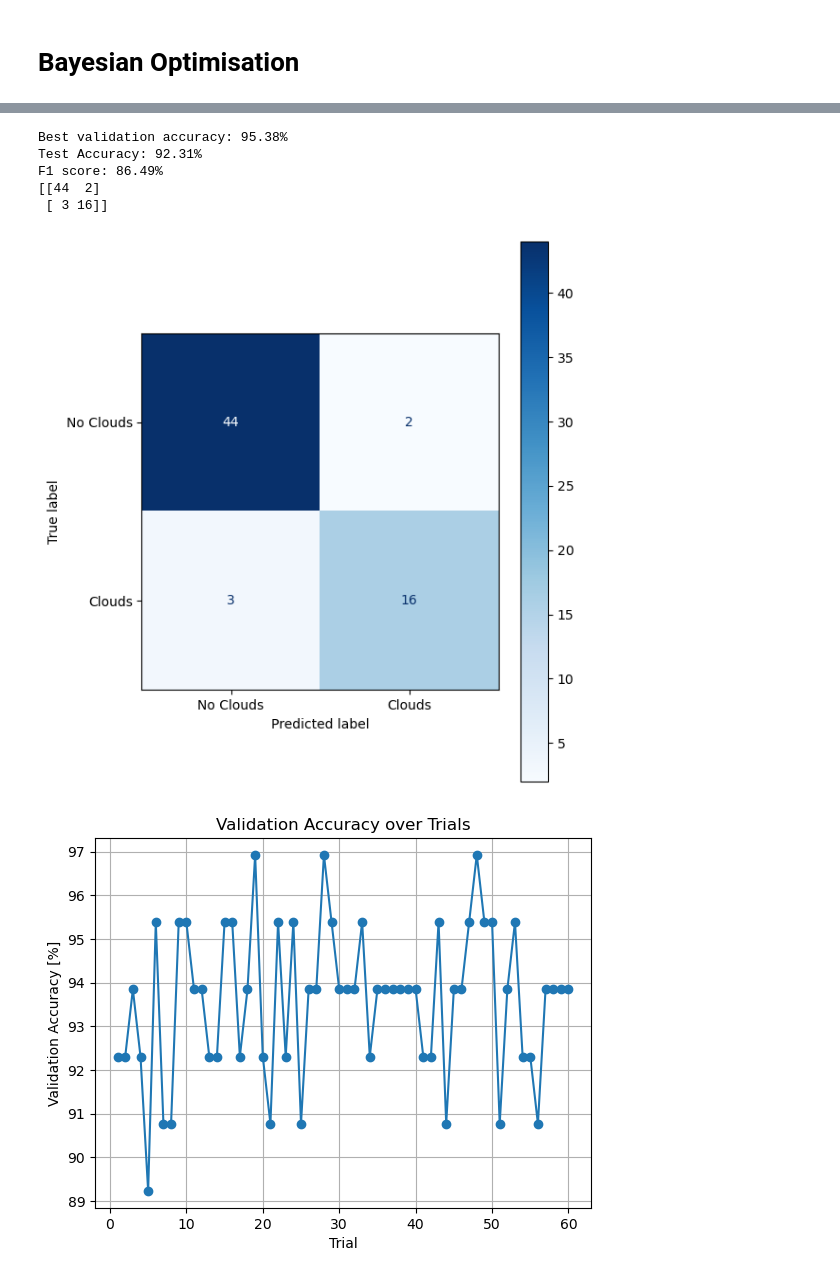
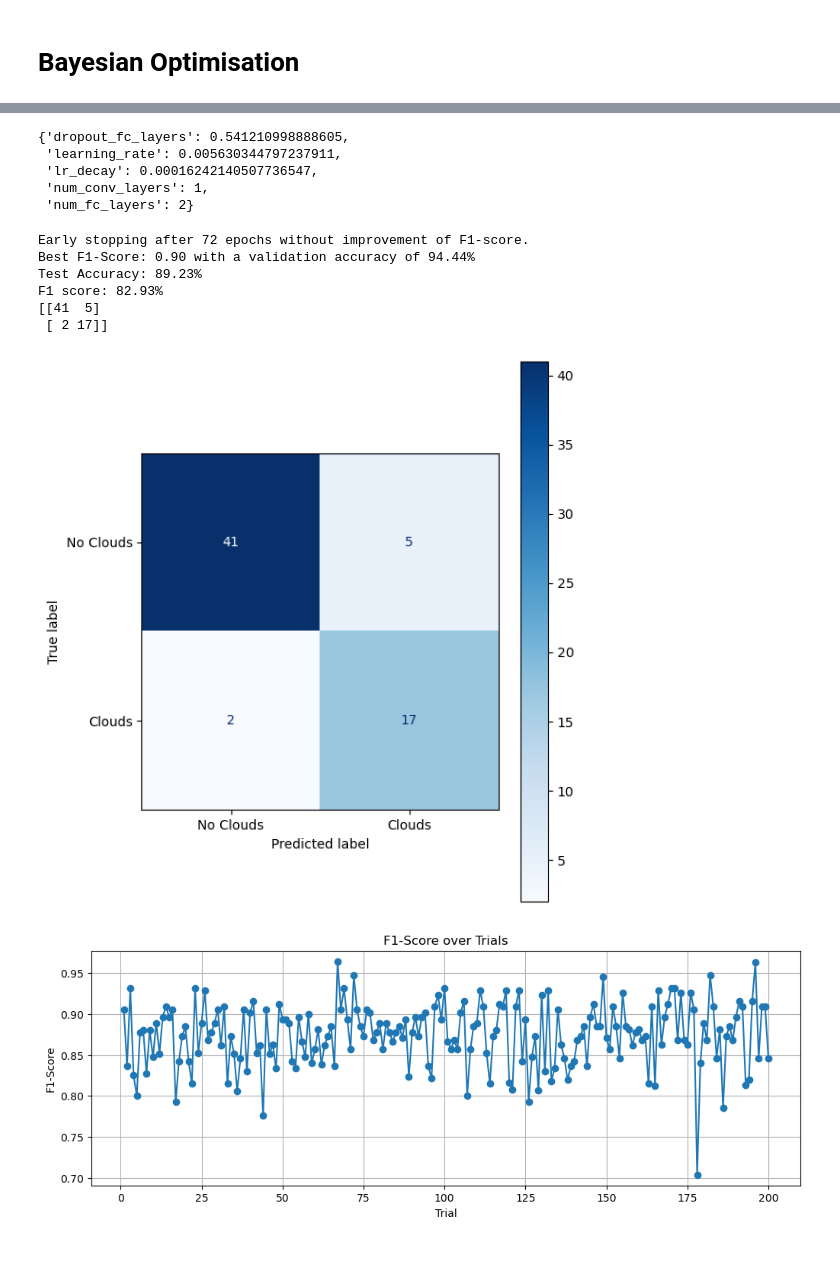
Before and after one commit to Hundmat/CloudClassifier, a Jupyter notebook: HyperparameterOptimisation.ipynb, the cells around one changed output, grey strips where cells are left out. Drawn from its saved outputs; the diff is of its cells as text; code cells hidden in the pictures.

Commit message:
fixes on train_model()

```diff
--- a/HyperparameterOptimisation.ipynb
+++ b/HyperparameterOptimisation.ipynb
@@ -455,32 +475,45 @@ arr_epochs = [200, 300]
+# %%
+best_params
+# %% [output]
+{'dropout_fc_layers': 0.541210998888605,
+ 'learning_rate': 0.005630344797237911,
+ 'lr_decay': 0.00016242140507736547,
+ 'num_conv_layers': 1,
+ 'num_fc_layers': 2}
 # %%
 # Train final model with best parameters
-best_model = CNN(num_conv_layers=arr_conv_layers[best_params['num_conv_layers']], num_fc_layers=arr_fc_layers[best_params['num_fc_layers']])
+best_model = CNN(num_conv_layers=arr_conv_layers[best_params['num_conv_layers']], num_fc_layers=arr_fc_layers[best_params['num_fc_layers']], dropout=best_params['dropout_fc_layers'], patience=50)
 best_criterion = nn.CrossEntropyLoss()
 best_optimizer = optim.Adam(best_model.parameters(), lr=best_params['learning_rate'], weight_decay=best_params['lr_decay'])
 
-best_model,_ = train_model(best_model, best_criterion, best_optimizer, train_loader, val_loader, arr_epochs[best_params['num_epochs']])
+# train and validate model
+best_model_trained, _, _ = train_model(model=best_model, criterion=best_criterion, optimizer=best_optimizer, train_loader=train_loader, val_loader=val_loader, num_epochs=300)
 
-test_loss, test_accuracy, all_labels, all_preds = test_model(test_loader, best_model, best_criterion)
+# test model
+test_loss, test_accuracy, all_labels, all_preds = test_model(loader=test_loader, model=best_model_trained, criterion=best_criterion)
 print(f"Test Accuracy: {test_accuracy:.2f}%")
 print("F1 score: {:.2f}%".format(f1_score(all_labels, all_preds) * 100))
 plot_confusion_matrix(all_labels, all_preds, class_labels=['No Clouds', 'Clouds'])
 # %% [output]
-Best validation accuracy: 95.38%
-Test Accuracy: 92.31%
-F1 score: 86.49%
-[[44  2]
- [ 3 16]]
+Early stopping after 72 epochs without improvement of F1-score.
+Best F1-Score: 0.90 with a validation accuracy of 94.44%
+Test Accuracy: 89.23%
+F1 score: 82.93%
+[[41  5]
+ [ 2 17]]
-[figure, old version]
+[figure, new version]
 # %%
 # Extract the accuracy from the trial information
 losses = [-trial['result']['loss'] for trial in trials.trials]
 
 # Plot the accuracy over the trials
+plt.figure(figsize=(12, 4))
+
 plt.plot(range(1, len(losses) + 1), losses, marker='o')
 plt.xlabel("Trial")
-plt.ylabel("Validation Accuracy [%]")
-plt.title("Validation Accuracy over Trials")
+plt.ylabel("F1-Score")
+plt.title("F1-Score over Trials")
 plt.grid()
 plt.show()
 # %% [output]
-[figure, old version]
+[figure, new version]
```
Also changed, not shown: parts of 7 cells of this notebook.
